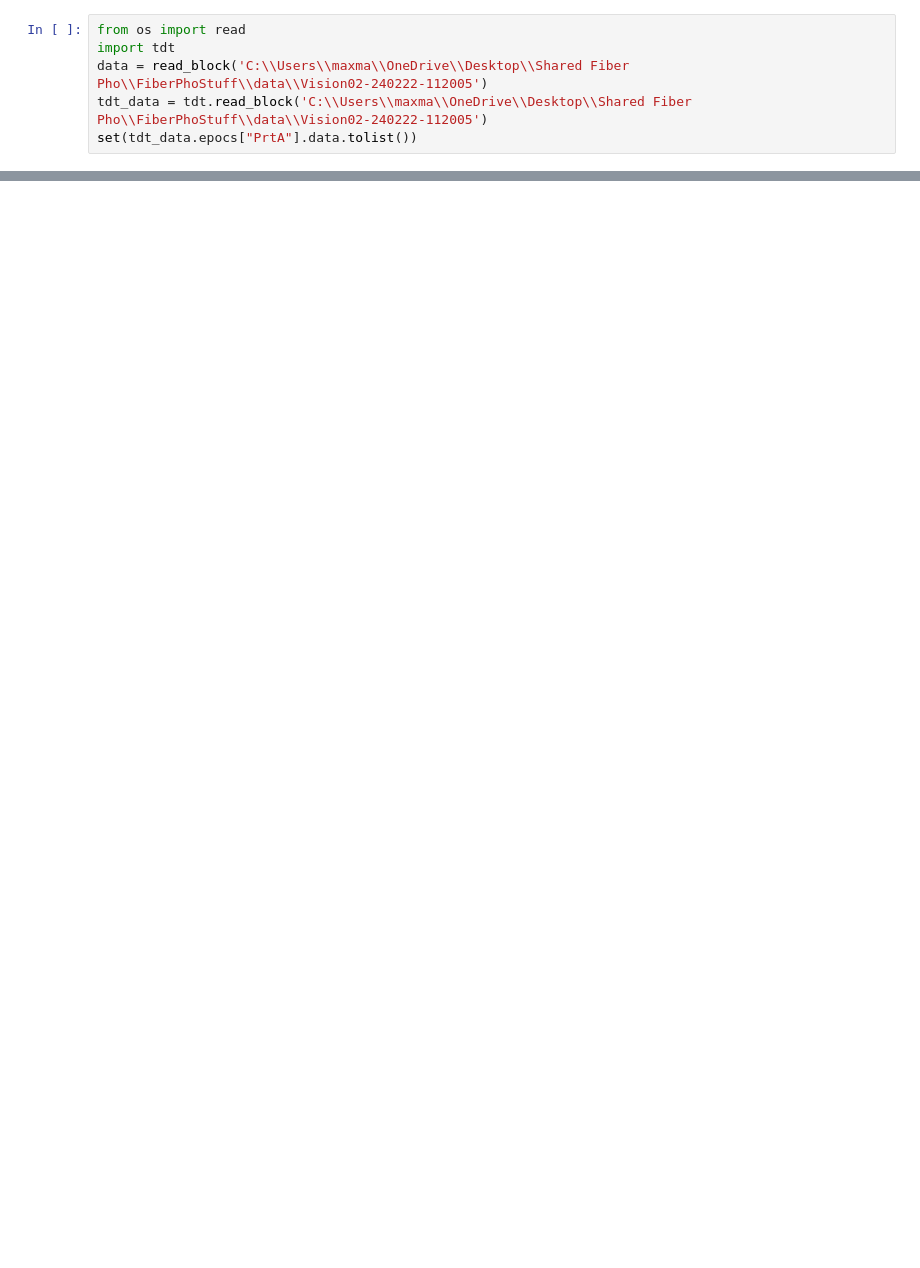
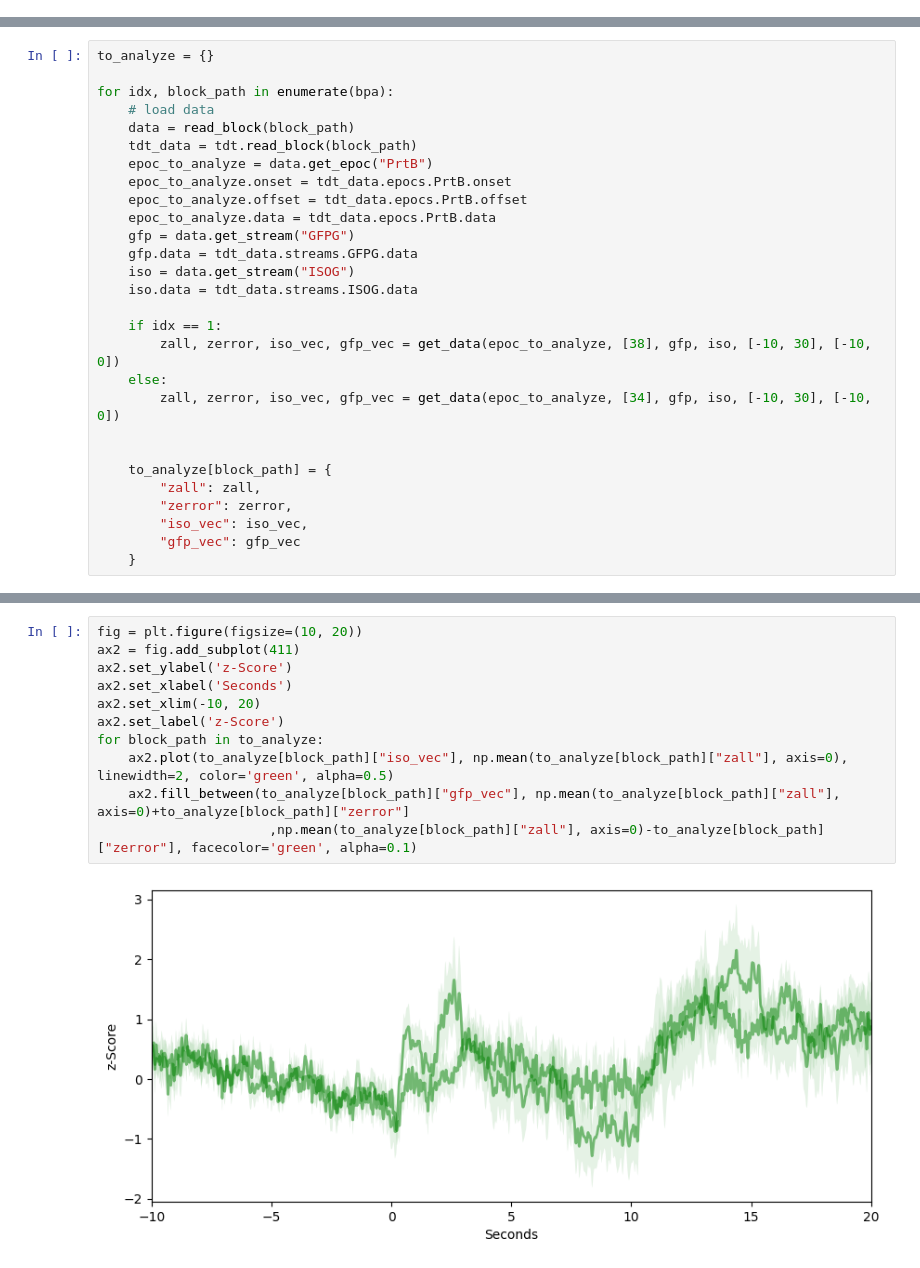
Before and after one commit to MaxyMoose/FiberPhoStuff, a Jupyter notebook: main.ipynb, the cells around one changed output, grey strips where cells are left out. Saved outputs shown, nothing was run; the diff lists cells and outputs as text; blank space fills up the shorter version.

```diff
--- a/main.ipynb
+++ b/main.ipynb
@@ -21,6 +13,0 @@ ModuleNotFoundError: No module named 'pydantic'
-# %%
-from os import read
-import tdt
-data = read_block('C:\\Users\\maxma\\OneDrive\\Desktop\\Shared Fiber Pho\\FiberPhoStuff\\data\\Vision02-240222-112005')
-tdt_data = tdt.read_block('C:\\Users\\maxma\\OneDrive\\Desktop\\Shared Fiber Pho\\FiberPhoStuff\\data\\Vision02-240222-112005')
-set(tdt_data.epocs["PrtA"].data.tolist())
@@ -86,0 +110,28 @@ def get_data(epoc: TDTEpoc, event_code: list[int], gfp: TDTStream, iso: TDTStrea
+# %%
+to_analyze = {}
+
+for idx, block_path in enumerate(bpa):
+    # load data
+    data = read_block(block_path)
+    tdt_data = tdt.read_block(block_path)
+    epoc_to_analyze = data.get_epoc("PrtB")
+    epoc_to_analyze.onset = tdt_data.epocs.PrtB.onset
+    epoc_to_analyze.offset = tdt_data.epocs.PrtB.offset
+    epoc_to_analyze.data = tdt_data.epocs.PrtB.data
+    gfp = data.get_stream("GFPG")
+    gfp.data = tdt_data.streams.GFPG.data
+    iso = data.get_stream("ISOG")
+    iso.data = tdt_data.streams.ISOG.data
+
+    if idx == 1:
+        zall, zerror, iso_vec, gfp_vec = get_data(epoc_to_analyze, [38], gfp, iso, [-10, 30], [-10, 0])
+    else:
+        zall, zerror, iso_vec, gfp_vec = get_data(epoc_to_analyze, [34], gfp, iso, [-10, 30], [-10, 0])
+
+
+    to_analyze[block_path] = {
+        "zall": zall,
+        "zerror": zerror,
+        "iso_vec": iso_vec,
+        "gfp_vec": gfp_vec
+    }
@@ -87 +148,14 @@ def get_data(epoc: TDTEpoc, event_code: list[int], gfp: TDTStream, iso: TDTStrea
+# %%
+fig = plt.figure(figsize=(10, 20))
+ax2 = fig.add_subplot(411)
+ax2.set_ylabel('z-Score')
+ax2.set_xlabel('Seconds')
+ax2.set_xlim(-10, 20)
+ax2.set_label('z-Score')
+for block_path in to_analyze:
+    ax2.plot(to_analyze[block_path]["iso_vec"], np.mean(to_analyze[block_path]["zall"], axis=0), linewidth=2, color='green', alpha=0.5)
+    ax2.fill_between(to_analyze[block_path]["gfp_vec"], np.mean(to_analyze[block_path]["zall"], axis=0)+to_analyze[block_path]["zerror"]
+                      ,np.mean(to_analyze[block_path]["zall"], axis=0)-to_analyze[block_path]["zerror"], facecolor='green', alpha=0.1)
+# %% [output]
+[figure, added]
 # %%
```
Also changed, not shown: parts of 10 cells of this notebook.
